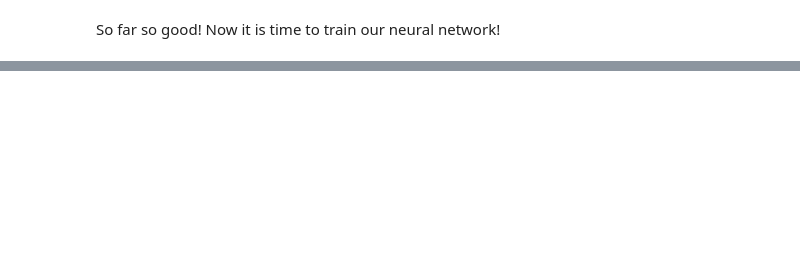
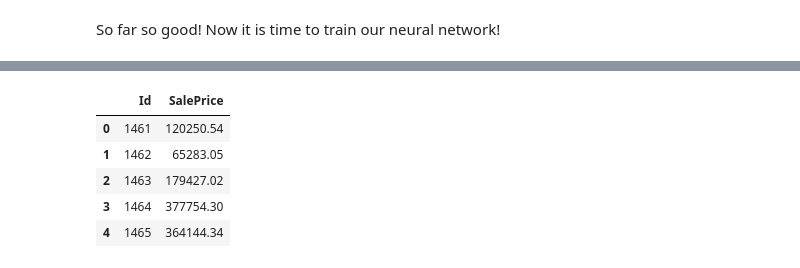
Before and after one commit to otuemre/HousePricingML, a Jupyter notebook: src/notebooks/NeuralNetworks.ipynb, the cells around one changed output, grey strips where cells are left out. Drawn from its saved outputs; the diff is of its cells as text; code cells hidden in the pictures; blank space fills up the shorter version.

Commit message:
Create Submission File

```diff
--- a/src/notebooks/NeuralNetworks.ipynb
+++ b/src/notebooks/NeuralNetworks.ipynb
@@ -443,0 +699,10 @@ So far so good! Now it is time to train our neural network!
+# %%
+submission_df = pd.read_csv("../../data/submission_nn.csv")
+submission_df.head()
+# %% [output]
+|  | Id | SalePrice |
+| 0 | 1461 | 120250.54 |
+| 1 | 1462 | 65283.05 |
+| 2 | 1463 | 179427.02 |
+| 3 | 1464 | 377754.30 |
+| 4 | 1465 | 364144.34 |
```
Also changed, not shown: parts of 47 cells of this notebook.
